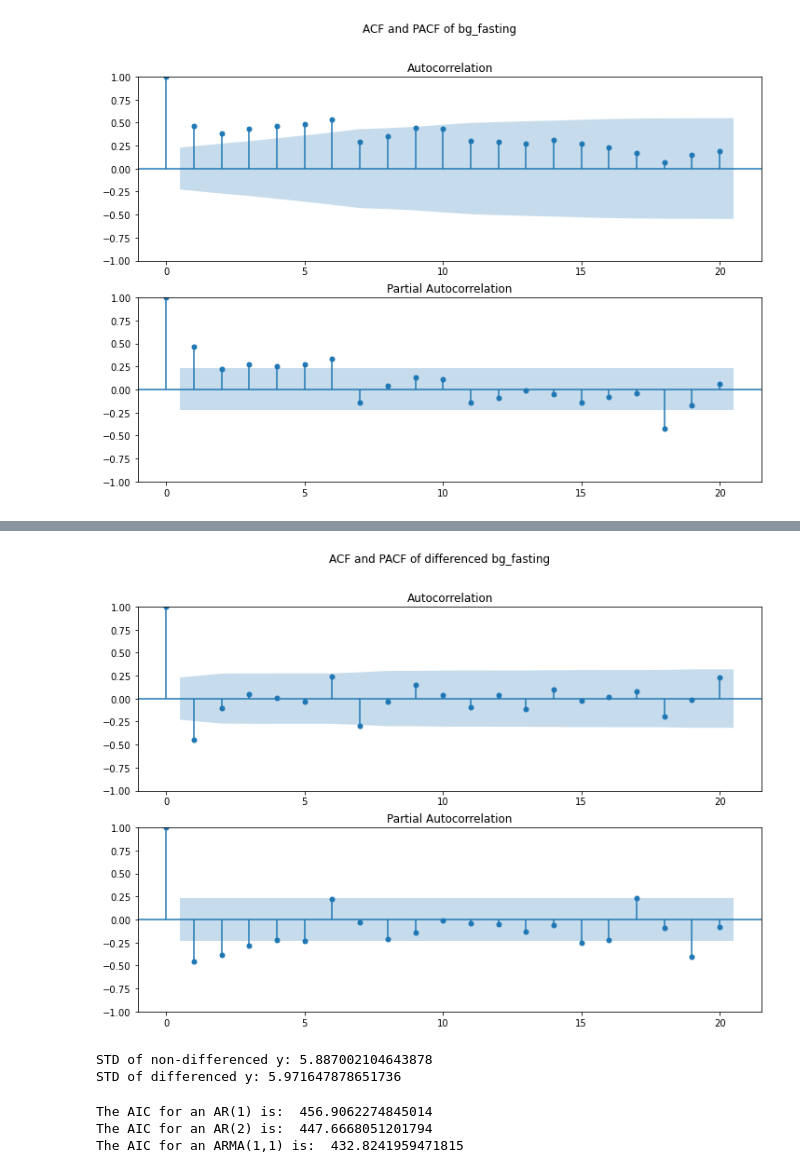
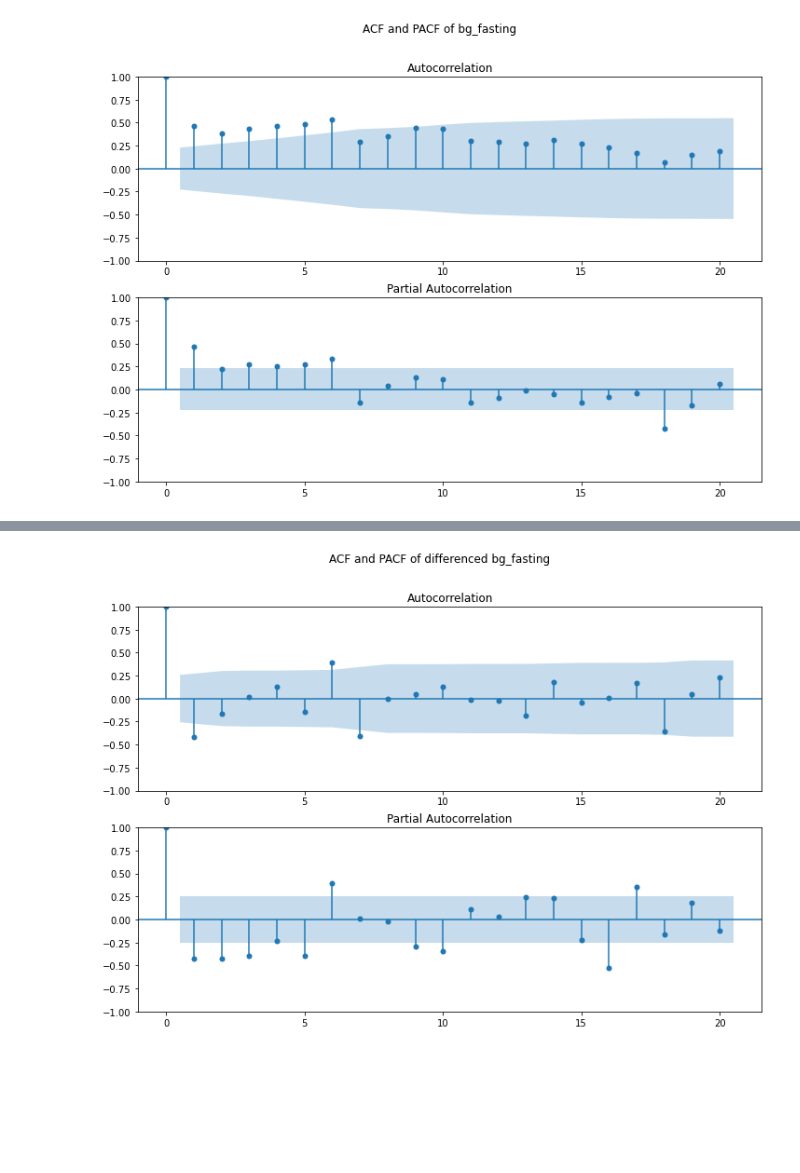
Before and after one commit to JessicaELewis/GDB-Onset-Estimation, a Jupyter notebook: 3_Pre-Processing.ipynb, the cells around one changed output, grey strips where cells are left out. Drawn from its saved outputs; the diff is of its cells as text; code cells hidden in the pictures; blank space fills up the shorter version.

```diff
--- a/3_Pre-Processing.ipynb
+++ b/3_Pre-Processing.ipynb
@@ -453,38 +340,15 @@ plt.show()
+# %%
+y_diff = y_train.diff()
+y_diff = y_diff.dropna()
 # %%
-yr_diff = y_r.diff()
-yr_diff = yr_diff.dropna()
-
 fig, axes = plt.subplots(2,1)
 
-plot_acf(yr_diff, lags=20, ax=axes[0])
-plot_pacf(yr_diff, lags=20, ax=axes[1])
+plot_acf(y_diff, lags=20, ax=axes[0])
+plot_pacf(y_diff, lags=20, ax=axes[1])
 
 plt.suptitle('ACF and PACF of differenced bg_fasting')
+
+plt.savefig('vis/acf-pacf-diff.png', bbox_inches="tight")
 plt.show()
 # %% [output]
-[figure, old version]
+[figure, new version]
-# %%
-print('STD of non-differenced y:', y_r.std())
-print('STD of differenced y:', yr_diff.std())
-# %% [output]
-STD of non-differenced y: 5.887002104643878
-STD of differenced y: 5.971647878651736
-# %%
-# Fit the data to an AR(1) model and print AIC:
-mod_ar1 = ARIMA(yr_diff, order=(1, 0, 0))
-res_ar1 = mod_ar1.fit()
-print("The AIC for an AR(1) is: ", res_ar1.aic)
-
-# Fit the data to an AR(2) model and print AIC:
-mod_ar2 = ARIMA(yr_diff, order=(2, 0, 0))
-res_ar2 = mod_ar2.fit()
-print("The AIC for an AR(2) is: ", res_ar2.aic)
-
-# Fit the data to an ARMA(1,1) model and print AIC:
-mod_arma11 = ARIMA(yr_diff, order=(1, 0, 1))
-res_arma11 = mod_arma11.fit()
-print("The AIC for an ARMA(1,1) is: ", res_arma11.aic)
-# %% [output]
-The AIC for an AR(1) is:  456.9062274845014
-The AIC for an AR(2) is:  447.6668051201794
-The AIC for an ARMA(1,1) is:  432.8241959471815
```
Also changed, not shown: parts of 57 cells of this notebook, 8 other files.
